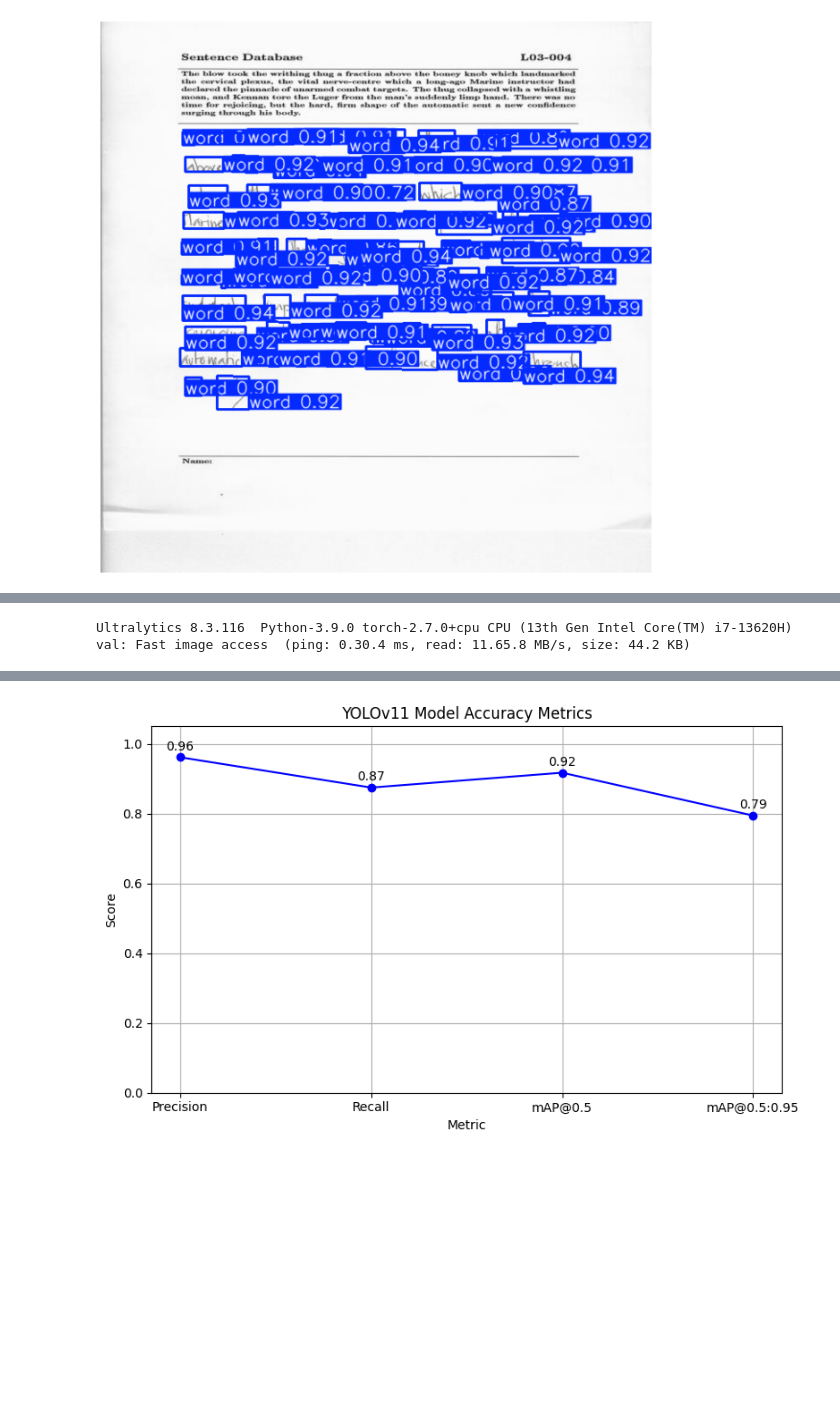
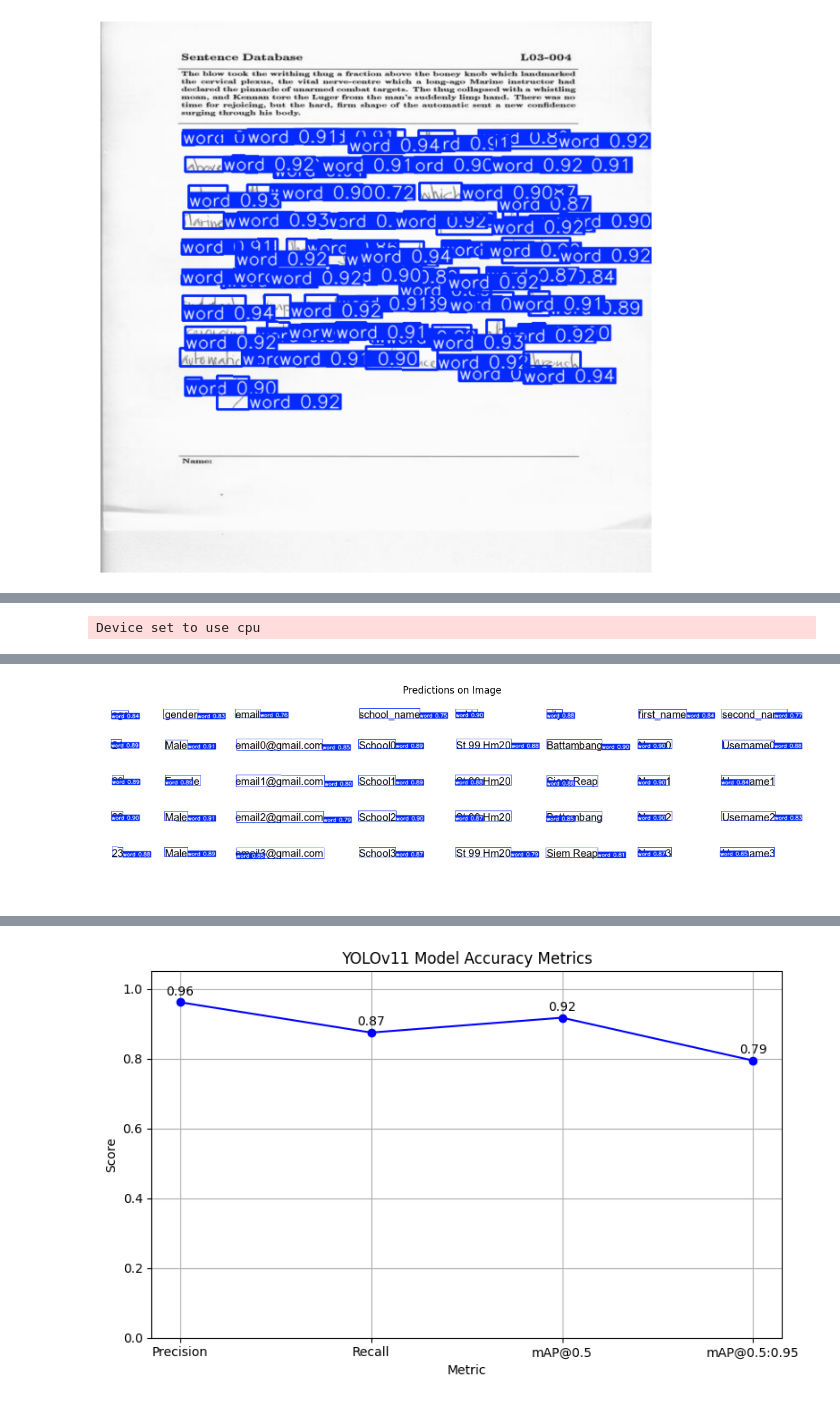
Before and after one commit to JackyDOM/YOLO11_Detection_Project, a Jupyter notebook: train_model_yolo11.ipynb, the cells around one changed output, grey strips where cells are left out. Cells and saved outputs as stored; diff of their text form; code cells hidden in the pictures; blank space fills up the shorter version.

```diff
--- a/train_model_yolo11.ipynb
+++ b/train_model_yolo11.ipynb
@@ -223,15 +251,71 @@ plt.show()
 import cv2
 import matplotlib.pyplot as plt
 from ultralytics import YOLO
+import torch
+from transformers import AutoTokenizer, AutoModelForCausalLM, pipeline
 
-# === Load the trained YOLO model ===
-model = YOLO('C:/Users/MSI/Documents/Thesis_Project/Automste_Testing_DeepSeek_Model/word-detect-yolo.v1i.yolov11-obb/run13/weights/best.pt')
+# ----------------- LOAD YOLOv11 MODEL -----------------
+yolo_model_path = 'C:/Users/MSI/Documents/Thesis_Project/Automste_Testing_DeepSeek_Model/word-detect-yolo.v1i.yolov11-obb/run13/weights/best.pt'
+yolo_model = YOLO(yolo_model_path)  # ✅ DO NOT re-wrap the model
 
-# === Predict on a single image ===
-image_path = 'students_rotated_1.png'
-results = model.predict(image_path)
+# ----------------- INFERENCE ON IMAGE -----------------
+image_path = 'students_rotated_3.png'
+results = yolo_model(image_path)
 
-# 🖼️ Plot the detections
+# Initialize boxes, classes, names safely
+boxes = []
+classes = []
+names = results[0].names
+
+if results[0].obb is not None and len(results[0].obb) > 0:
+    boxes = results[0].obb.xywhr.cpu().numpy()  # For OBB: center x, y, width, height, rotation
+    classes = results[0].obb.cls.cpu().numpy().astype(int)
+else:
+    print("No detections found.")
+
+
+def generate_prompt(boxes, classes, names):
+    if len(boxes) == 0:
+        print("No objects detected in the image.")
+        return "No objects detected in the image. Can you describe the scene?"
+
+    prompt = "In this image, I detected the following objects:\n"
+    print("\n🔍 Detected Objects:")
+    for i, cls in enumerate(classes):
+        cx, cy, w, h, r = boxes[i]  # Center x, y, width, height, rotation
+        label = names[cls]
+        line = f"- A '{label}' at (center_x={int(cx)}, center_y={int(cy)}, width={int(w)}, height={int(h)}, rotation={r:.2f} radians)"
+        print(line)  # ✅ Print each object detection line here
+        prompt += line + "\n"
+    prompt += "Can you describe what is happening in this image?"
+    return prompt
+
+prompt = generate_prompt(boxes, classes, names)
+print("\n📝 Generated Prompt for DeepSeek:\n", prompt)
+
+# ----------------- DEEPSEEK PART -----------------
+deepseek_model_path = "C:/Users/MSI/Documents/Thesis_Project/Automste_Testing_DeepSeek_Model/Fine-Tuning-Deep-Seek_R1/deepseek_r1_model"
+tokenizer = AutoTokenizer.from_pretrained(deepseek_model_path)
+deepseek_model = AutoModelForCausalLM.from_pretrained(
+    deepseek_model_path,
+    torch_dtype=torch.float32
+).to("cpu")
+deepseek_model.eval()
+
+# Generate DeepSeek response
+pipe = pipeline(
+    "text-generation",
+    model=deepseek_model,
+    tokenizer=tokenizer,
+    do_sample=True,
+    temperature=0.7,
+    top_p=0.9,
+    max_new_tokens=100
+)
+response = pipe(prompt, max_new_tokens=100)[0]['generated_text']
+print("\n🧠 DeepSeek Response:\n", response)
+
+# Plot the detections
 annotated_frame = results[0].plot(
     labels=True,
     font_size=8,
@@ -240,14 +324,14 @@ annotated_frame = results[0].plot(
     line_width=1
 )
 
-# 📊 Display the detected image with bounding boxes
+# Display the detected image with bounding boxes
 plt.figure(figsize=(16, 16))
 plt.imshow(cv2.cvtColor(annotated_frame, cv2.COLOR_BGR2RGB))
 plt.axis("off")
 plt.title("Predictions on Image")
 plt.show()
 
-# 🧠 Get the confidence scores
+# Get the confidence scores
 # confidences = results[0].boxes.conf
 # if confidences is not None and len(confidences) > 0:
 #     avg_confidence = confidences.mean().item()
@@ -258,14 +342,14 @@ plt.show()
 # === Run validation on the dataset ===
 val_results = model.val(data="C:/Users/MSI/Documents/Thesis_Project/Automste_Testing_DeepSeek_Model/word-detect-yolo.v1i.yolov11-obb/data.yaml")
 
-# 🧪 Print accuracy metrics
+# Print accuracy metrics
 print("\nYOLOv11 Model Accuracy Metrics:")
 print(f"Precision: {val_results.results_dict['metrics/precision(B)']:.3f}")
 print(f"Recall: {val_results.results_dict['metrics/recall(B)']:.3f}")
 print(f"mAP@0.5: {val_results.results_dict['metrics/mAP50(B)']:.3f}")
 print(f"mAP@0.5:0.95: {val_results.results_dict['metrics/mAP50-95(B)']:.3f}")
 
-# 📈 Plot accuracy metrics
+# Plot accuracy metrics
 metrics = {
     "Precision": val_results.results_dict['metrics/precision(B)'],
     "Recall": val_results.results_dict['metrics/recall(B)'],
@@ -294,2 +392 @@ Speed: 4.8ms preprocess, 234.6ms inference, 16.5ms postprocess per image at shap
-Ultralytics 8.3.116  Python-3.9.0 torch-2.7.0+cpu CPU (13th Gen Intel Core(TM) i7-13620H)
-val: Fast image access  (ping: 0.30.4 ms, read: 11.65.8 MB/s, size: 44.2 KB)
+Device set to use cpu
@@ -299,0 +410 @@ val: C:\Users\MSI\Documents\Thesis_Project\Automste_Testing_DeepSeek_Model\word-
+[figure, new version]
```
Also changed, not shown: parts of 3 cells of this notebook, 2 other files.
